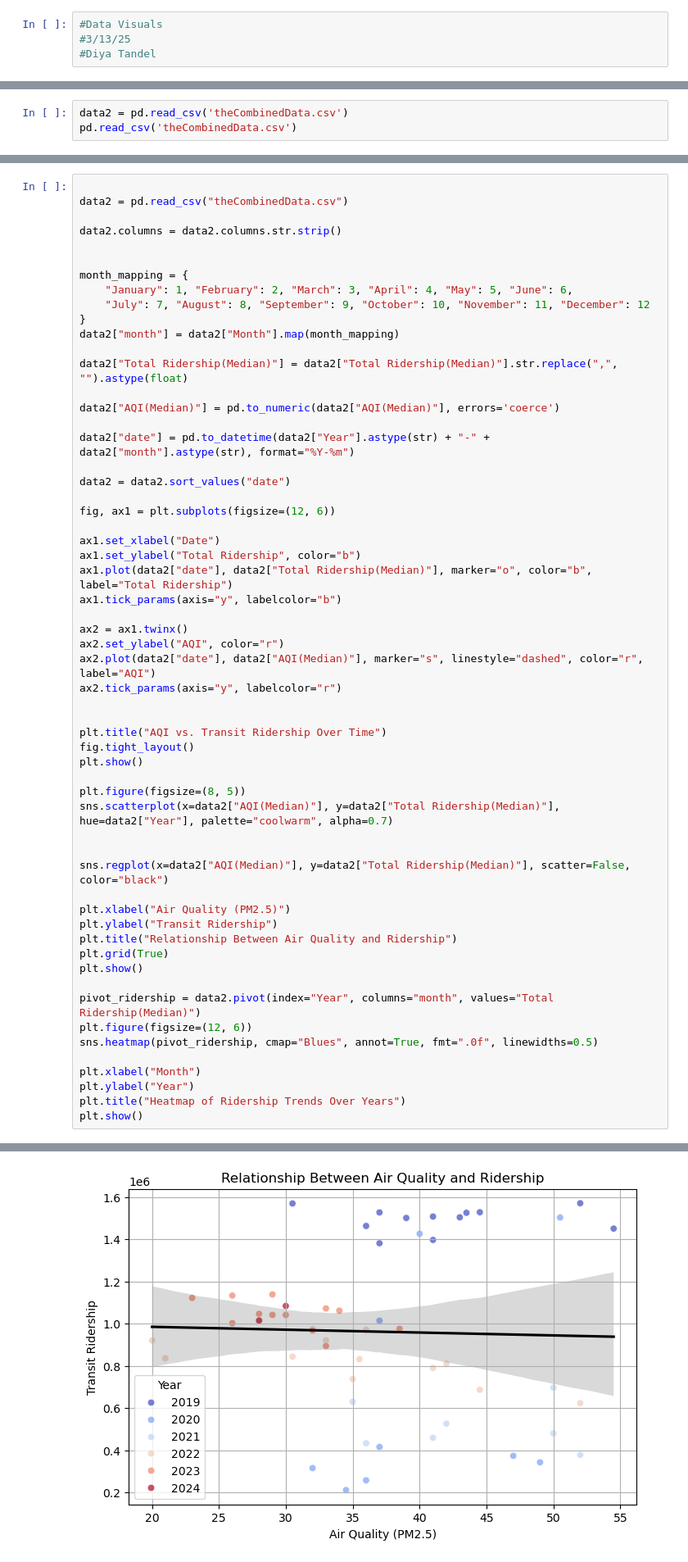
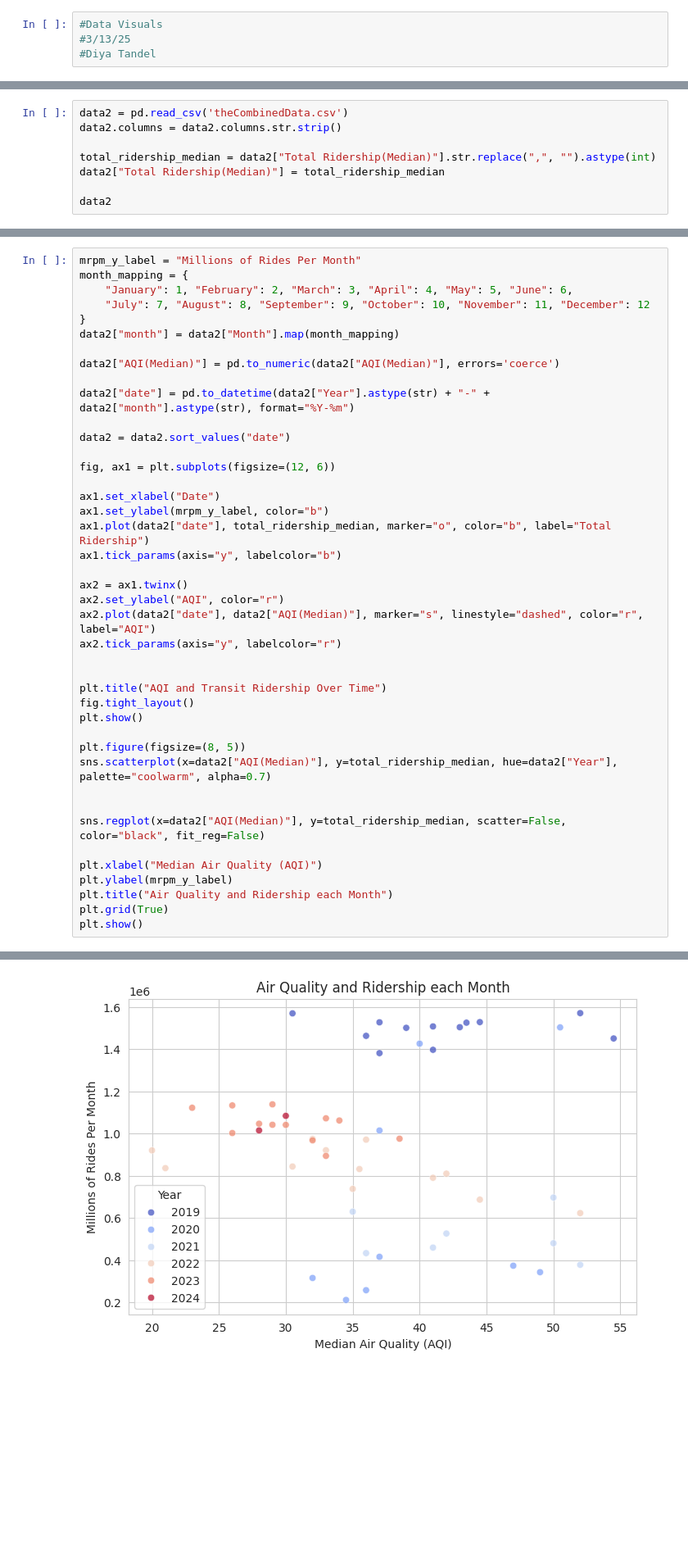
Before and after one commit to travisfw/DataJam-Skyline-F1, a Jupyter notebook: DataVisualCombined.ipynb, the cells around one changed output, grey strips where cells are left out. Shown at 82% size. Drawn from its saved outputs; the diff is of its cells as text; blank space fills up the shorter version.

Commit message:
Relabeled charts

```diff
--- a/DataVisualCombined.ipynb
+++ b/DataVisualCombined.ipynb
@@ -13,5 +13,10 @@ print(pd)
 # %%
 data2 = pd.read_csv('theCombinedData.csv')
-pd.read_csv('theCombinedData.csv')
+data2.columns = data2.columns.str.strip()
+
+total_ridership_median = data2["Total Ridership(Median)"].str.replace(",", "").astype(int)
+data2["Total Ridership(Median)"] = total_ridership_median
+
+data2
 # %% [output]
 |  | Month | Year | AQI(Median) | Total Ridership(Median) |
@@ -43,17 +52,10 @@ sns.scatterplot(x=data2["AQI(Median)"], y=data2["Total Ridership(Median)"], hue=
 # %%
-
-data2 = pd.read_csv("theCombinedData.csv")
-
-data2.columns = data2.columns.str.strip()
-
-
+mrpm_y_label = "Millions of Rides Per Month"
 month_mapping = {
     "January": 1, "February": 2, "March": 3, "April": 4, "May": 5, "June": 6,
     "July": 7, "August": 8, "September": 9, "October": 10, "November": 11, "December": 12
 }
 data2["month"] = data2["Month"].map(month_mapping)
-
-data2["Total Ridership(Median)"] = data2["Total Ridership(Median)"].str.replace(",", "").astype(float)
 
 data2["AQI(Median)"] = pd.to_numeric(data2["AQI(Median)"], errors='coerce')
 
@@ -64,8 +66,8 @@ data2 = data2.sort_values("date")
 fig, ax1 = plt.subplots(figsize=(12, 6))
 
 ax1.set_xlabel("Date")
-ax1.set_ylabel("Total Ridership", color="b")
-ax1.plot(data2["date"], data2["Total Ridership(Median)"], marker="o", color="b", label="Total Ridership")
+ax1.set_ylabel(mrpm_y_label, color="b")
+ax1.plot(data2["date"], total_ridership_median, marker="o", color="b", label="Total Ridership")
 ax1.tick_params(axis="y", labelcolor="b")
 
 ax2 = ax1.twinx()
@@ -74,28 +76,19 @@ ax2.plot(data2["date"], data2["AQI(Median)"], marker="s", linestyle="dashed", co
 ax2.tick_params(axis="y", labelcolor="r")
 
 
-plt.title("AQI vs. Transit Ridership Over Time")
+plt.title("AQI and Transit Ridership Over Time")
 fig.tight_layout()
 plt.show()
 
 plt.figure(figsize=(8, 5))
-sns.scatterplot(x=data2["AQI(Median)"], y=data2["Total Ridership(Median)"], hue=data2["Year"], palette="coolwarm", alpha=0.7)
+sns.scatterplot(x=data2["AQI(Median)"], y=total_ridership_median, hue=data2["Year"], palette="coolwarm", alpha=0.7)
 
 
-sns.regplot(x=data2["AQI(Median)"], y=data2["Total Ridership(Median)"], scatter=False, color="black")
+sns.regplot(x=data2["AQI(Median)"], y=total_ridership_median, scatter=False, color="black", fit_reg=False)
 
-plt.xlabel("Air Quality (PM2.5)")
-plt.ylabel("Transit Ridership")
-plt.title("Relationship Between Air Quality and Ridership")
+plt.xlabel("Median Air Quality (AQI)")
+plt.ylabel(mrpm_y_label)
+plt.title("Air Quality and Ridership each Month")
 plt.grid(True)
 plt.show()
-
-pivot_ridership = data2.pivot(index="Year", columns="month", values="Total Ridership(Median)")
-plt.figure(figsize=(12, 6))
-sns.heatmap(pivot_ridership, cmap="Blues", annot=True, fmt=".0f", linewidths=0.5)
-
-plt.xlabel("Month")
-plt.ylabel("Year")
-plt.title("Heatmap of Ridership Trends Over Years")
-plt.show()
 # %% [output]
@@ -103 +96 @@ plt.show()
-[figure, old version]
+[figure, new version]
```
Also changed, not shown: parts of 7 cells of this notebook, 2 other files.
